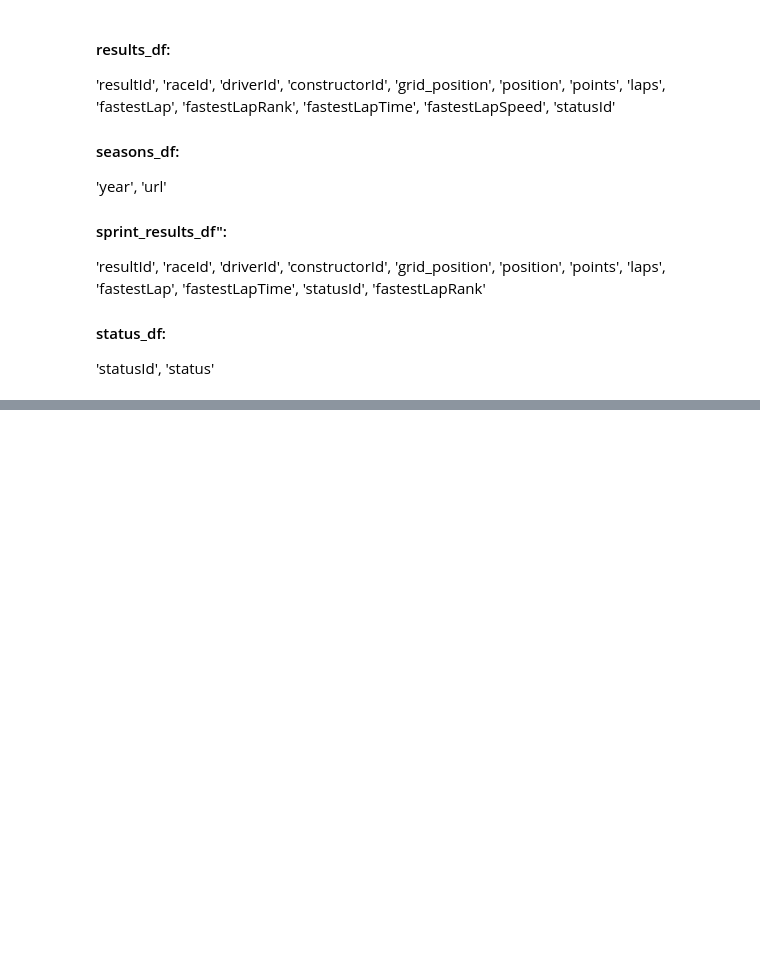
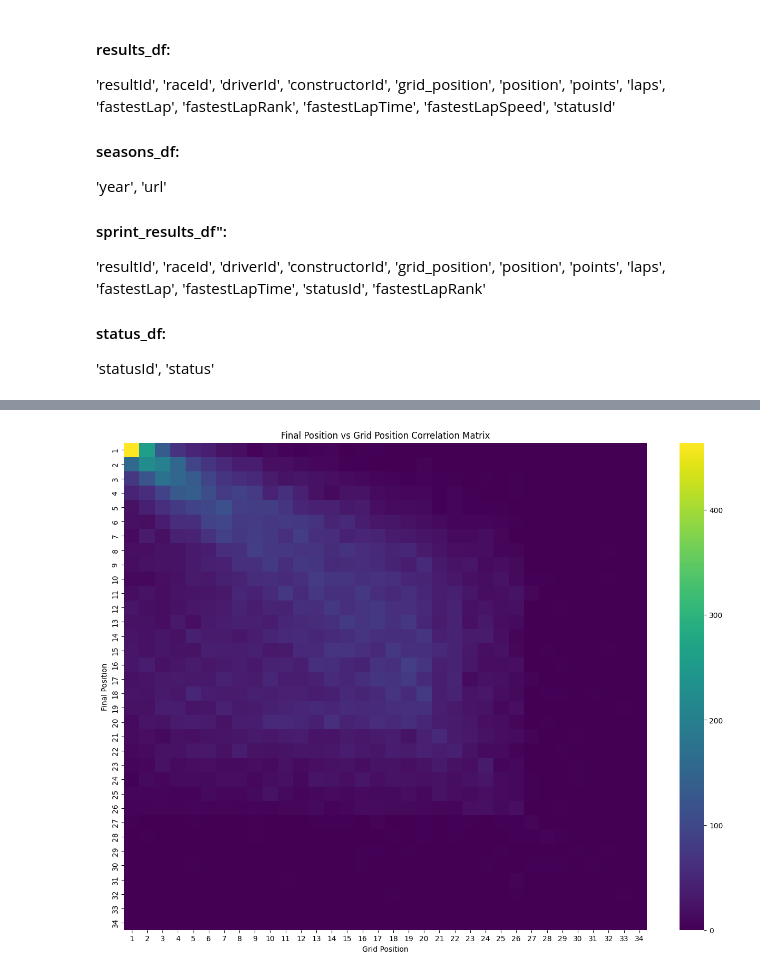
Before and after one commit to ili23/orie_3120_sp25, a Jupyter notebook: visualizations.ipynb, the cells around one changed output, grey strips where cells are left out. Cells and saved outputs as stored; diff of their text form; code cells hidden in the pictures; blank space fills up the shorter version.

```diff
--- a/visualizations.ipynb
+++ b/visualizations.ipynb
@@ -68,0 +120,21 @@ status_df = pd.read_csv('./data/cleaned_status.csv')
+# %%
+# Filter out rows where position or grid_position is 0
+filtered_results_df = results_df[(results_df['position'] != 0) & (results_df['grid_position'] != 0)]
+
+# Group by position and grid_position to get the frequency
+frequency = filtered_results_df.groupby(['position', 'grid_position']).size().reset_index(name='count')
+
+# Create a pivot table to form the correlation matrix
+correlation_matrix = frequency.pivot_table(index='position', columns='grid_position', values='count', fill_value=0)
+
+# Plot the heatmap
+plt.figure(figsize=(16, 12))
+sns.heatmap(correlation_matrix, annot=False, fmt='g', cmap='viridis')
+
+plt.xlabel('Grid Position')
+plt.ylabel('Final Position')
+plt.title('Final Position vs Grid Position Correlation Matrix')
+
+plt.show()
+# %% [output]
+[figure, added]
```
Also changed, not shown: parts of 4 cells of this notebook.
